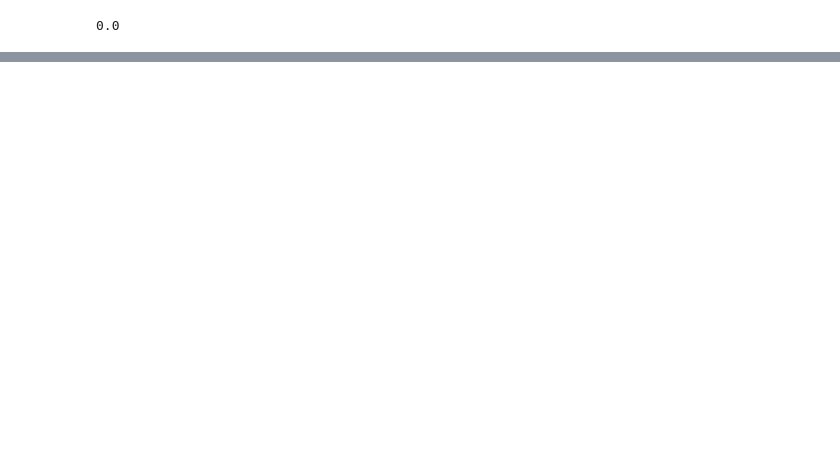
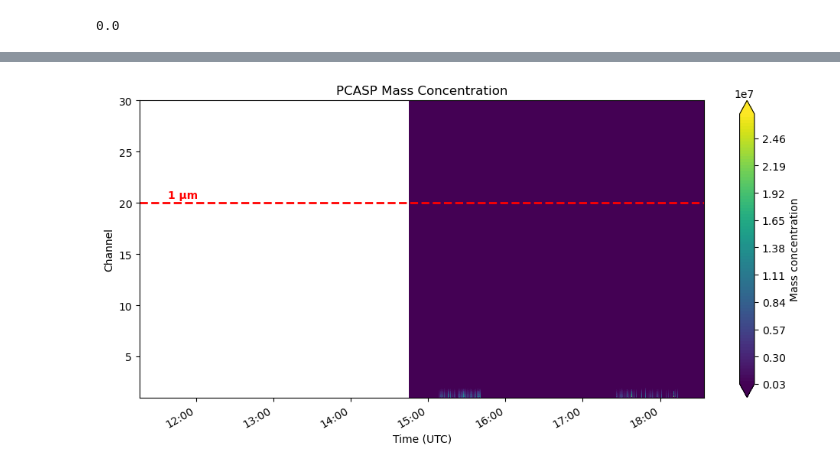
Before and after one commit to thiago-vg/SAMBBA-data-analysis, a Jupyter notebook: Scripts/Countor_plot/Countor_plot.ipynb, the cells around one changed output, grey strips where cells are left out. Cells and saved outputs as stored; diff of their text form; code cells hidden in the pictures; blank space fills up the shorter version.

```diff
--- a/Scripts/Countor_plot/Countor_plot.ipynb
+++ b/Scripts/Countor_plot/Countor_plot.ipynb
@@ -670 +885,62 @@ plt.show()
+# %%
+# --- Collect PCASP channels ---
+pcasp_channels = [f"PCAS2_{i:02d}" for i in range(1, 31)]
+da_pcasp = xr.concat([ds_core_cloud[v] for v in pcasp_channels], dim="PCAS2CH")
+da_pcasp = da_pcasp.where(da_pcasp != 9999)  # remove fill values (#/cm³)
+#da_pcasp = da_pcasp.resample(PCAS2TSPM="1min").mean(skipna=True)
+
+Z = mass_conc_bins   # shape: (channels, time) → (30,445)
+# --- Prepare axes data ---
+time_pcasp = da_pcasp["PCAS2TSPM"].values  # datetime64 array, shape (N_time,)
+channels = np.arange(1, len(da_pcasp["PCAS2CH"]) + 1)  # 1 to 30
+Z = da_pcasp.values  # shape should be (N_channels, N_time)
+
+fig, ax = plt.subplots(figsize=(10, 5))
+
+vmin, vmax = 1, 1000  # define limits
+levels = 100
+# --- Plot ---
+cs = ax.contourf(
+    time_pcasp,   # x-axis (datetime)
+    channels,     # y-axis (channel number)
+    Z,            # 2D array (channels × time)
+    levels=levels,
+    cmap="viridis",
+    extend='both'
+)
+
+# --- Add red line for 1 µm (channel 20) ---
+channel_1um = 20
+ax.axhline(y=channel_1um, color='red', linestyle='--', linewidth=2, label='1 µm')
+
+# Add text label near the line
+ax.text(
+    time_pcasp[len(time_pcasp)//20],  # position ~5% along x-axis
+    channel_1um + 0.5,
+    "1 µm",
+    color='red',
+    fontsize=10,
+    fontweight='bold'
+)
+
+# --- Formatting ---
+#ax.set_yscale('log')
+ax.set_xlabel("Time (UTC)")
+ax.set_ylabel("Channel")
+ax.set_title("PCASP Mass Concentration")
+ax.xaxis.set_major_formatter(mdates.DateFormatter("%H:%M"))
+fig.autofmt_xdate()
+
+
+cbar = fig.colorbar(cs,label="Mass concentration")
+
+# define evenly spaced ticks
+#tick_values = np.linspace(vmin, vmax, 6)
+#cbar.set_ticks(tick_values)
+#cbar.set_ticklabels([f"{int(t)}" for t in tick_values])
+
+plt.tight_layout()
+plt.show()
+# %% [output]
+[figure, added]
 # %%
```
Also changed, not shown: parts of 14 cells of this notebook.
